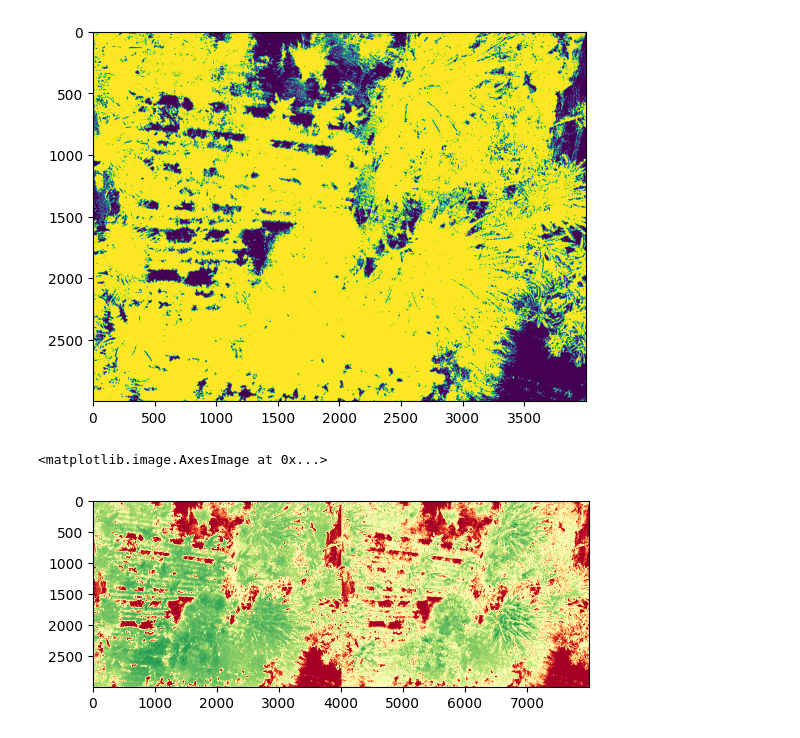
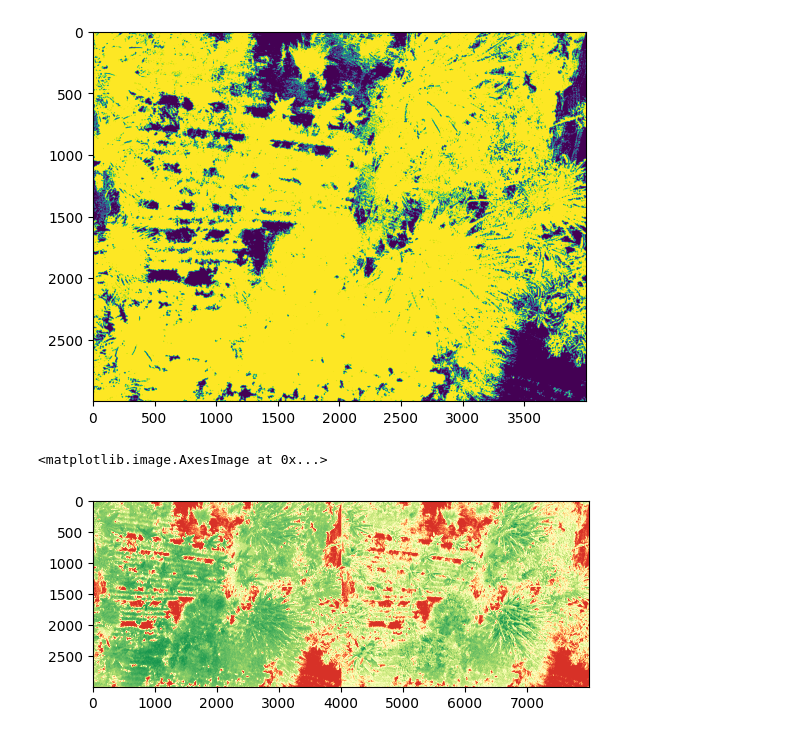
Before and after one commit to rs2lab/survey3-water-stress-detection, a Jupyter notebook: water_stress_detection.ipynb, the cells around one changed output. Saved outputs shown, nothing was run; the diff lists cells and outputs as text; code cells hidden in the pictures.

Commit message:
chore: normalize ndvi and gndvi to save as unit16 tiff

```diff
--- a/water_stress_detection.ipynb
+++ b/water_stress_detection.ipynb
@@ -115,12 +113,15 @@ plt.imshow(mask)
 # %%
 mim_ndvi = mim.ndvi()
 mim_gndvi = mim.gndvi()
 
-mim_ndvi_thresh = MultispectralImage((mim_ndvi.image * mask * (2**16 - 1)).astype(np.uint16), mim_ndvi.metadata)
-mim_gndvi_thresh = MultispectralImage((mim_gndvi.image * mask * (2**16 - 1)).astype(np.uint16), mim_gndvi.metadata)
+ndvi_image_normalized = (mim_ndvi.image * mask * 0.5 + 0.5) * (2**16 - 1)
+gndvi_image_normalized = (mim_gndvi.image * mask * 0.5 + 0.5) * (2**16 - 1)
 
-plt.imshow(np.hstack([mim_ndvi_thresh.image, mim_gndvi_thresh.image]), cmap='RdYlGn')
+mim_ndvi_norm = MultispectralImage(ndvi_image_normalized.astype(np.uint16), mim_ndvi.metadata)
+mim_gndvi_norm = MultispectralImage(gndvi_image_normalized.astype(np.uint16), mim_gndvi.metadata)
+
+plt.imshow(np.hstack([mim_ndvi_norm.image, mim_gndvi_norm.image]), cmap='RdYlGn')
 # %% [output]
 <matplotlib.image.AxesImage at 0x...>
-[figure, old version]
+[figure, new version]
 # %%
```
Also changed, not shown: parts of 2 cells of this notebook.
